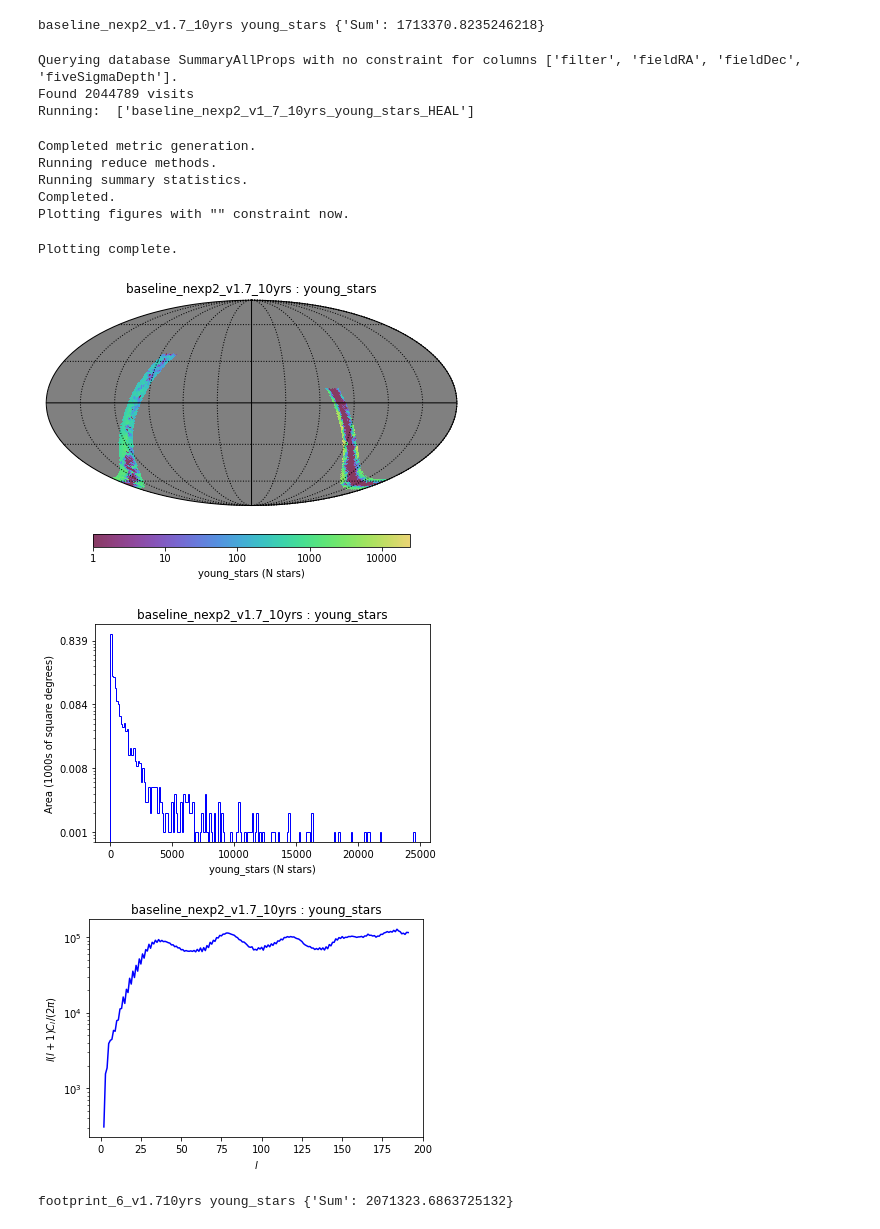
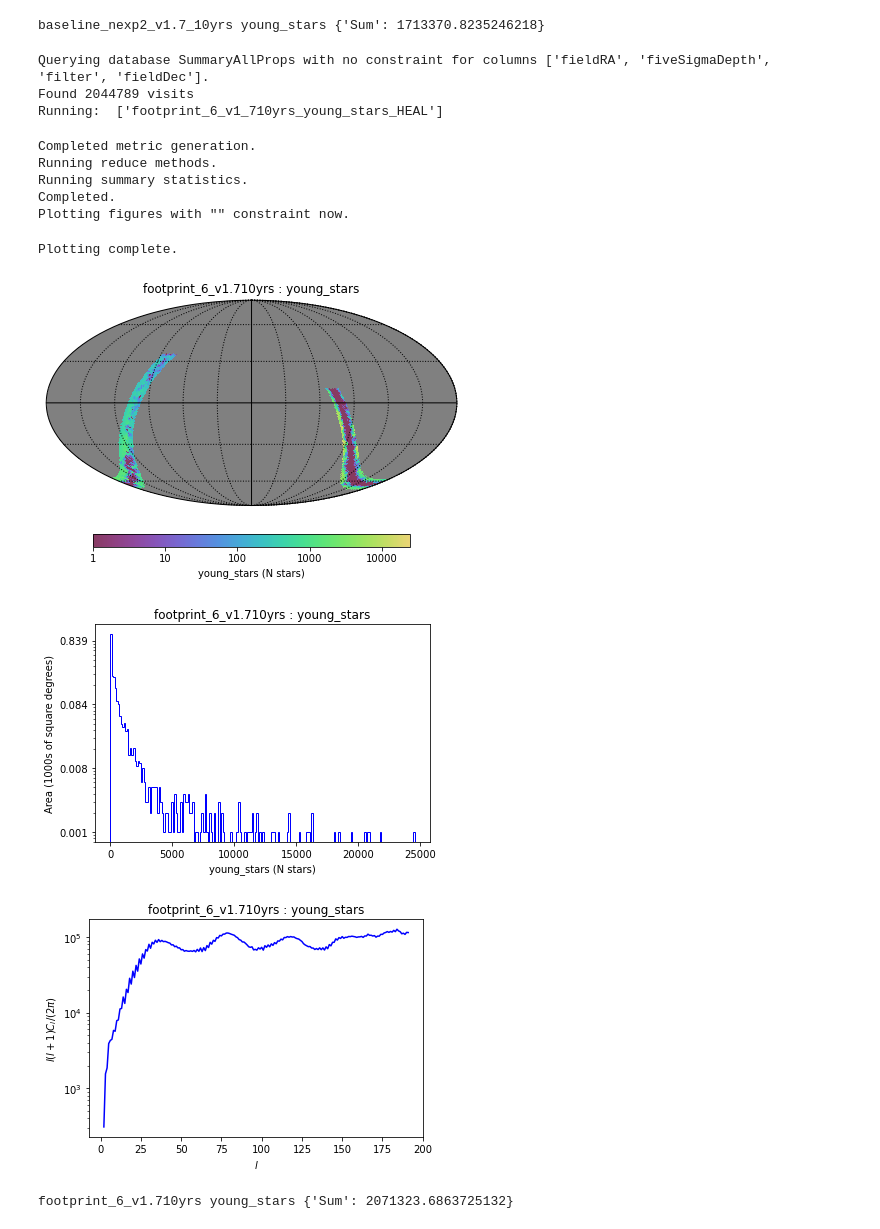
Before and after one commit to yoachim/21_Scratch, a Jupyter notebook: star_forming_vol/star_forming_volume.ipynb, the cells around one changed output. Saved outputs shown, nothing was run; the diff lists cells and outputs as text; code cells hidden in the pictures.

Commit message:
update plot titles

```diff
--- a/star_forming_vol/star_forming_volume.ipynb
+++ b/star_forming_vol/star_forming_volume.ipynb
@@ -210,28 +210,34 @@ baseline_nexp2_v1.7_10yrs young_stars {'Sum': 1713370.8235246218}
 # %%
 # Now to run on a different footprint
 dbFile = 'footprint_6_v1.710yrs.db'
 runName = dbFile.replace('.db', '')
 conn = db.OpsimDatabase(dbFile)
 outDir='temp'
 resultsDb = db.ResultsDb(outDir=outDir)
 
+bundleList = []
+bundleList.append(metricBundles.MetricBundle(metric,slicer,sql, plotDict=plotDict,
+                                             summaryMetrics=summaryStats,
+                                             runName=runName))
+
+
 bd = metricBundles.makeBundlesDictFromList(bundleList)
 bg = metricBundles.MetricBundleGroup(bd, conn, outDir=outDir, resultsDb=resultsDb)
 bg.runAll()
 bg.plotAll(closefigs=False)
 # %% [output]
-Querying database SummaryAllProps with no constraint for columns ['filter', 'fieldRA', 'fieldDec', 'fiveSigmaDepth'].
+Querying database SummaryAllProps with no constraint for columns ['fieldRA', 'fiveSigmaDepth', 'filter', 'fieldDec'].
 Found 2044789 visits
-Running:  ['baseline_nexp2_v1_7_10yrs_young_stars_HEAL']
+Running:  ['footprint_6_v1_710yrs_young_stars_HEAL']
 Completed metric generation.
 Running reduce methods.
 Running summary statistics.
 Completed.
 Plotting figures with "" constraint now.
 Plotting complete.
-[figure, old version]
+[figure, new version]
-[figure, old version]
+[figure, new version]
-[figure, old version]
+[figure, new version]
 # %%
 for bl in bundleList:
     print(runName, bl.metric.name, bl.summaryValues)
```
Also changed, not shown: parts of 2 cells of this notebook, 1 other file.
